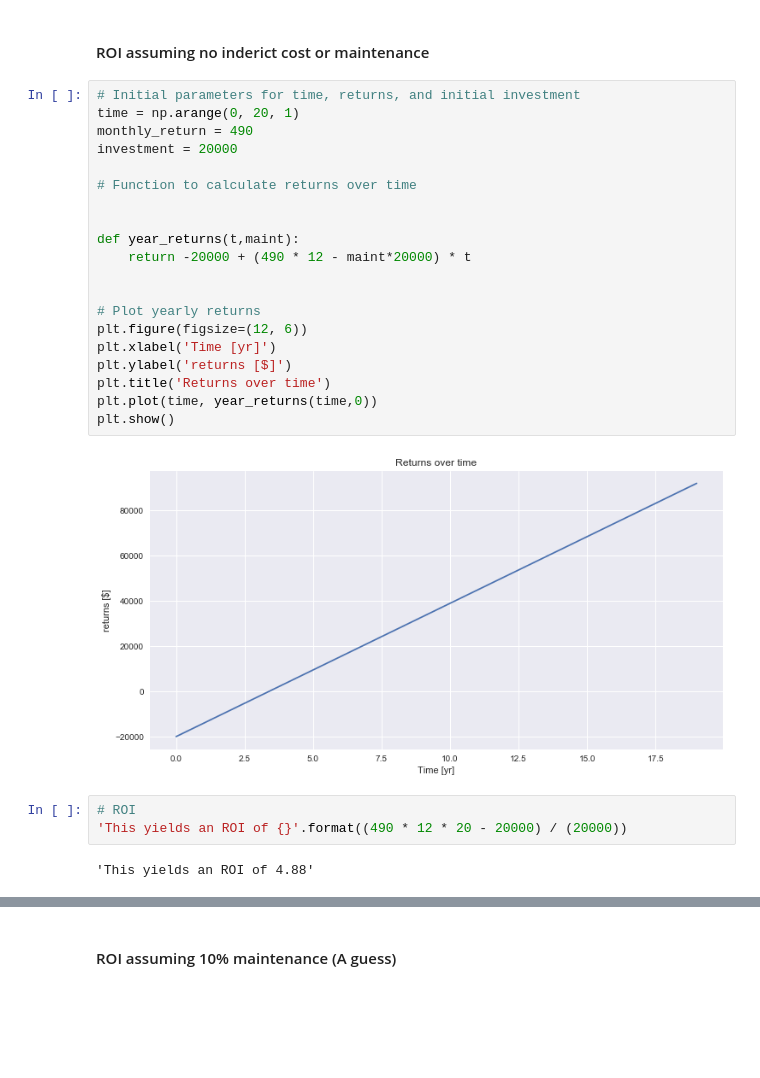
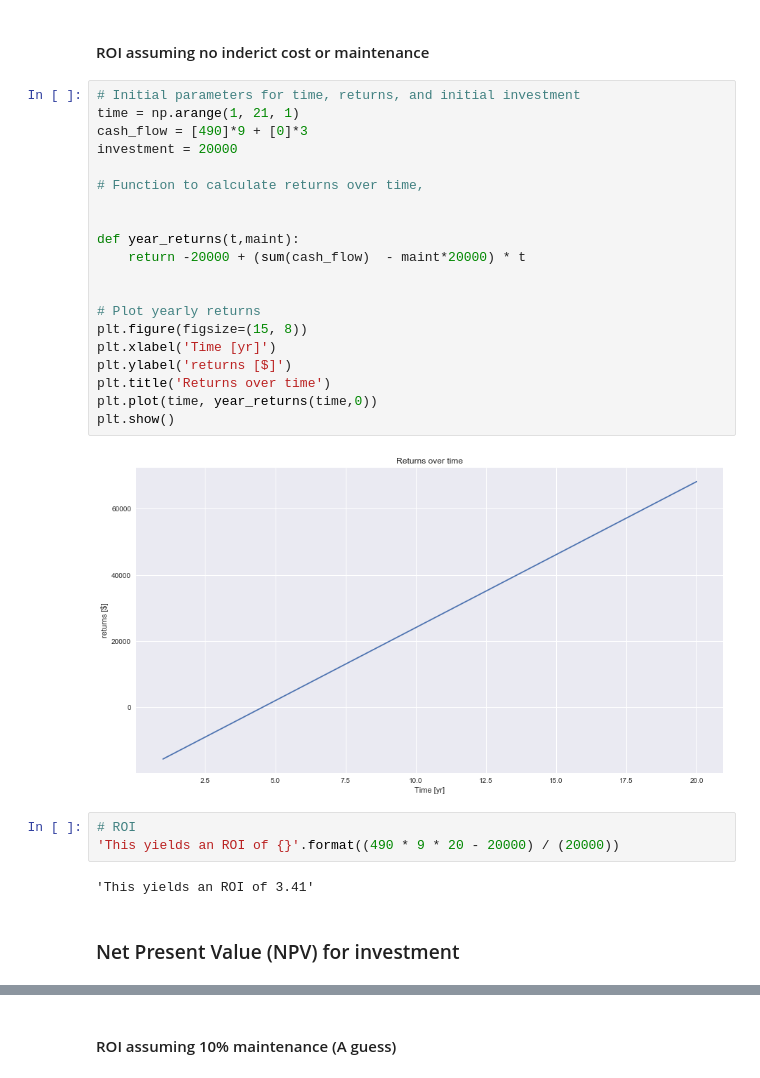
Before and after one commit to caheredia/Hydro, a Jupyter notebook: 2017-10-6_ch_micro_hydro_roi.ipynb, the cells around one changed output, grey strips where cells are left out. Cells and saved outputs as stored; diff of their text form; blank space fills up the shorter version.

Commit message:
correct npv to represent changing cash flows

```diff
--- a/2017-10-6_ch_micro_hydro_roi.ipynb
+++ b/2017-10-6_ch_micro_hydro_roi.ipynb
@@ -19,28 +19,30 @@ The ROI looks promising; however the Net Present Value of the investment does no
 #### ROI assuming no inderict cost or maintenance
 # %%
 # Initial parameters for time, returns, and initial investment
-time = np.arange(0, 20, 1)
-monthly_return = 490
+time = np.arange(1, 21, 1)
+cash_flow = [490]*9 + [0]*3
 investment = 20000
 
-# Function to calculate returns over time
+# Function to calculate returns over time,
 
 
 def year_returns(t,maint):
-    return -20000 + (490 * 12 - maint*20000) * t
+    return -20000 + (sum(cash_flow)  - maint*20000) * t
 
 
 # Plot yearly returns
-plt.figure(figsize=(12, 6))
+plt.figure(figsize=(15, 8))
 plt.xlabel('Time [yr]')
 plt.ylabel('returns [$]')
 plt.title('Returns over time')
 plt.plot(time, year_returns(time,0))
 plt.show()
 # %% [output]
-[figure, old version]
+[figure, new version]
 # %%
 # ROI
-'This yields an ROI of {}'.format((490 * 12 * 20 - 20000) / (20000))
+'This yields an ROI of {}'.format((490 * 9 * 20 - 20000) / (20000))
 # %% [output]
-'This yields an ROI of 4.88'
+'This yields an ROI of 3.41'
+# %% [markdown]
+### Net Present Value (NPV) for investment
```
Also changed, not shown: parts of 7 cells of this notebook.
